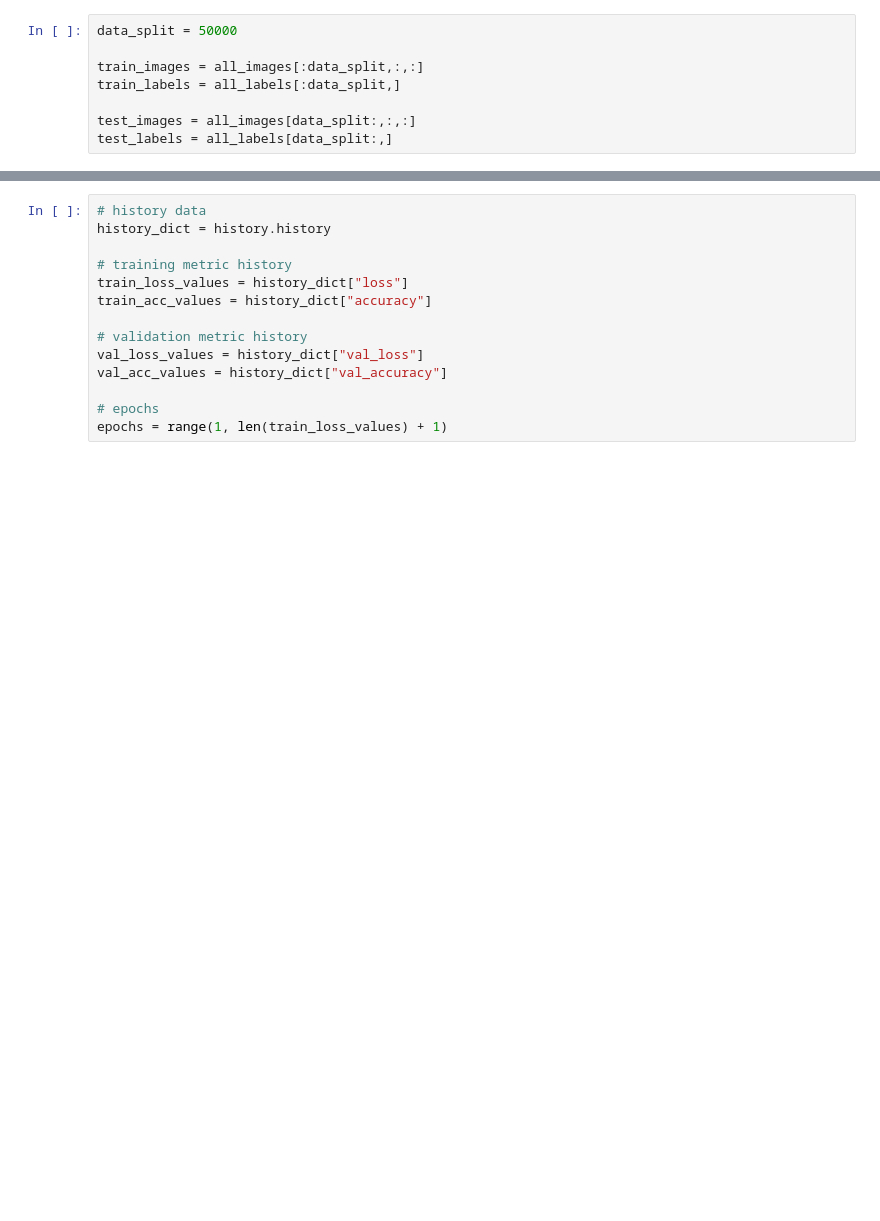
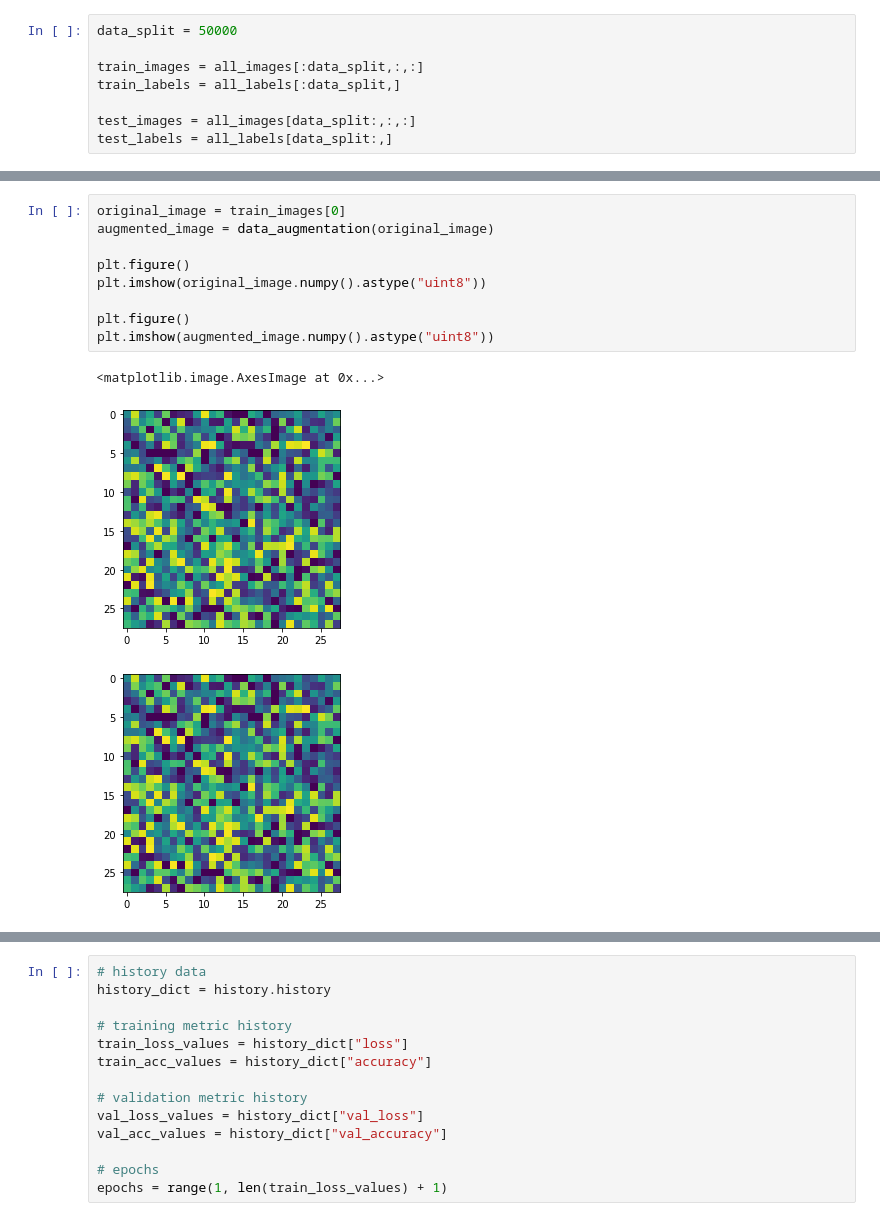
Before and after one commit to diegosol127/CSCE-636-Deep-Learning, a Jupyter notebook: Homework/CSCE_636_Proj01_Sol.ipynb, the cells around one changed output, grey strips where cells are left out. Saved outputs shown, nothing was run; the diff lists cells and outputs as text; blank space fills up the shorter version.

```diff
--- a/Homework/CSCE_636_Proj01_Sol.ipynb
+++ b/Homework/CSCE_636_Proj01_Sol.ipynb
@@ -68,0 +113,13 @@ keras.utils.plot_model(model, show_shapes=True, to_file="simple_convnet.png")
+# %%
+original_image = train_images[0]
+augmented_image = data_augmentation(original_image)
+
+plt.figure()
+plt.imshow(original_image.numpy().astype("uint8"))
+
+plt.figure()
+plt.imshow(augmented_image.numpy().astype("uint8"))
+# %% [output]
+<matplotlib.image.AxesImage at 0x...>
+[figure, added]
+[figure, added]
```
Also changed, not shown: parts of 16 cells of this notebook.
